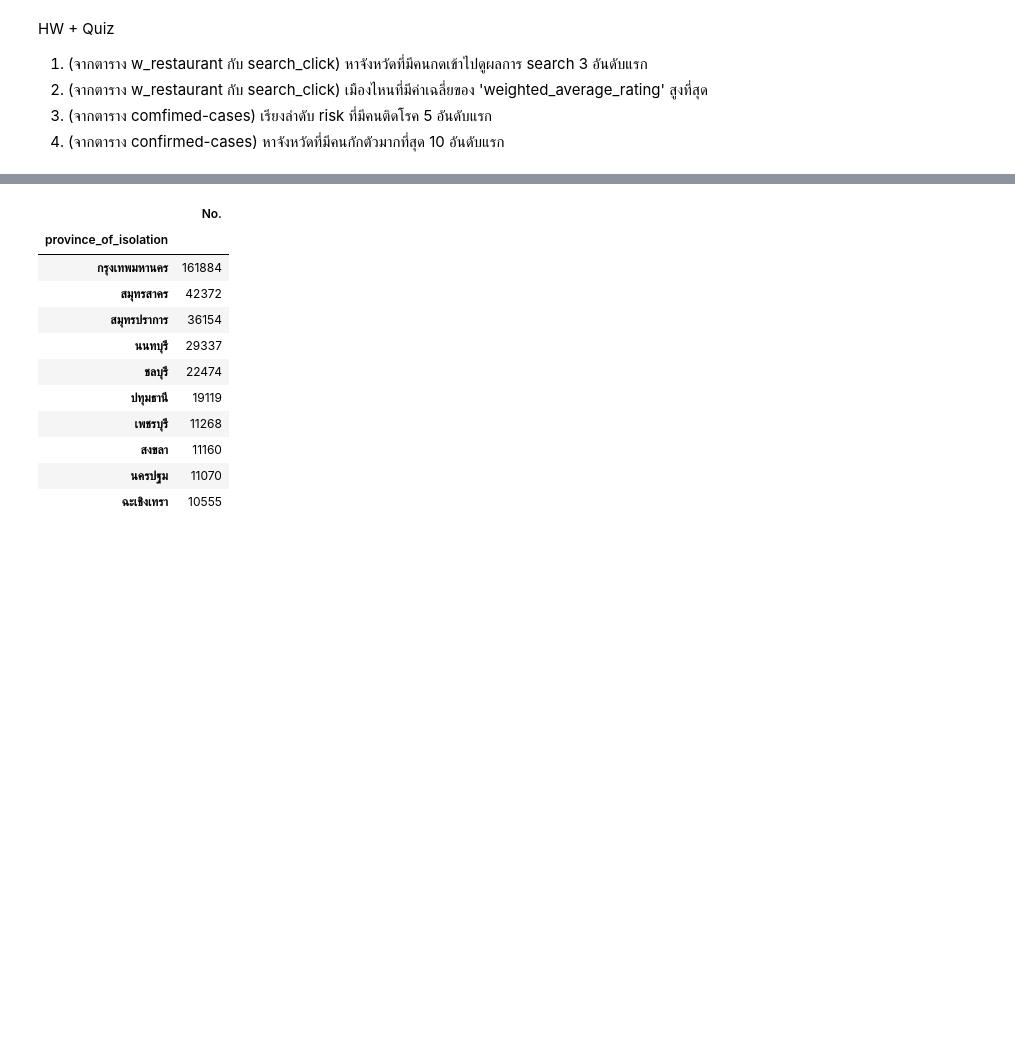
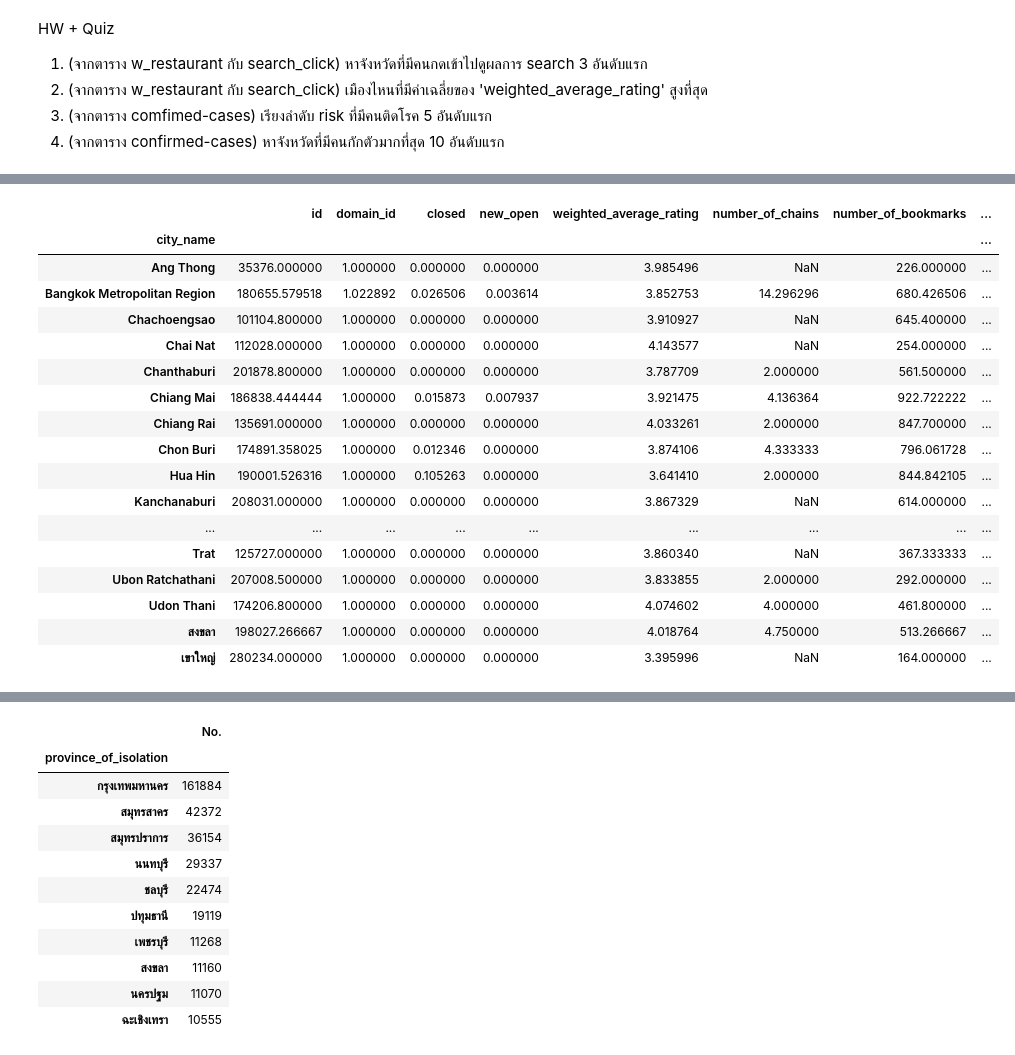
Before and after one commit to pondbaahh/DWDM21, a Jupyter notebook: Data_Preprocessing(Chapter_3).ipynb, the cells around one changed output, grey strips where cells are left out. Cells and saved outputs as stored; diff of their text form; code cells hidden in the pictures; blank space fills up the shorter version.

```diff
--- a/Data_Preprocessing(Chapter_3).ipynb
+++ b/Data_Preprocessing(Chapter_3).ipynb
@@ -1422,0 +1446,3 @@ HW1.iloc[:3,:1]
+# %%
+w_rest_checkin = w_restaurant[w_restaurant['number_of_reviews']>=np.mean([10,100,70,150])]
+w_rest_checkin
@@ -1423 +1463,22 @@ HW1.iloc[:3,:1]
+# %%
+w_rest_checkin.groupby('city_name').mean()
+# %% [output]
+|  | id | domain_id | closed | new_open | weighted_average_rating | number_of_chains | number_of_bookmarks | ... |
+| city_name |  |  |  |  |  |  |  | ... |
+| Ang Thong | 35376.000000 | 1.000000 | 0.000000 | 0.000000 | 3.985496 | NaN | 226.000000 | ... |
+| Bangkok Metropolitan Region | 180655.579518 | 1.022892 | 0.026506 | 0.003614 | 3.852753 | 14.296296 | 680.426506 | ... |
+| Chachoengsao | 101104.800000 | 1.000000 | 0.000000 | 0.000000 | 3.910927 | NaN | 645.400000 | ... |
+| Chai Nat | 112028.000000 | 1.000000 | 0.000000 | 0.000000 | 4.143577 | NaN | 254.000000 | ... |
+| Chanthaburi | 201878.800000 | 1.000000 | 0.000000 | 0.000000 | 3.787709 | 2.000000 | 561.500000 | ... |
+| Chiang Mai | 186838.444444 | 1.000000 | 0.015873 | 0.007937 | 3.921475 | 4.136364 | 922.722222 | ... |
+| Chiang Rai | 135691.000000 | 1.000000 | 0.000000 | 0.000000 | 4.033261 | 2.000000 | 847.700000 | ... |
+| Chon Buri | 174891.358025 | 1.000000 | 0.012346 | 0.000000 | 3.874106 | 4.333333 | 796.061728 | ... |
+| Hua Hin | 190001.526316 | 1.000000 | 0.105263 | 0.000000 | 3.641410 | 2.000000 | 844.842105 | ... |
+| Kanchanaburi | 208031.000000 | 1.000000 | 0.000000 | 0.000000 | 3.867329 | NaN | 614.000000 | ... |
+| ... | ... | ... | ... | ... | ... | ... | ... | ... |
+| Trat | 125727.000000 | 1.000000 | 0.000000 | 0.000000 | 3.860340 | NaN | 367.333333 | ... |
+| Ubon Ratchathani | 207008.500000 | 1.000000 | 0.000000 | 0.000000 | 3.833855 | 2.000000 | 292.000000 | ... |
+| Udon Thani | 174206.800000 | 1.000000 | 0.000000 | 0.000000 | 4.074602 | 4.000000 | 461.800000 | ... |
+| สงขลา | 198027.266667 | 1.000000 | 0.000000 | 0.000000 | 4.018764 | 4.750000 | 513.266667 | ... |
+| เขาใหญ่ | 280234.000000 | 1.000000 | 0.000000 | 0.000000 | 3.395996 | NaN | 164.000000 | ... |
 # %%
```
Also changed, not shown: parts of 19 cells of this notebook.
